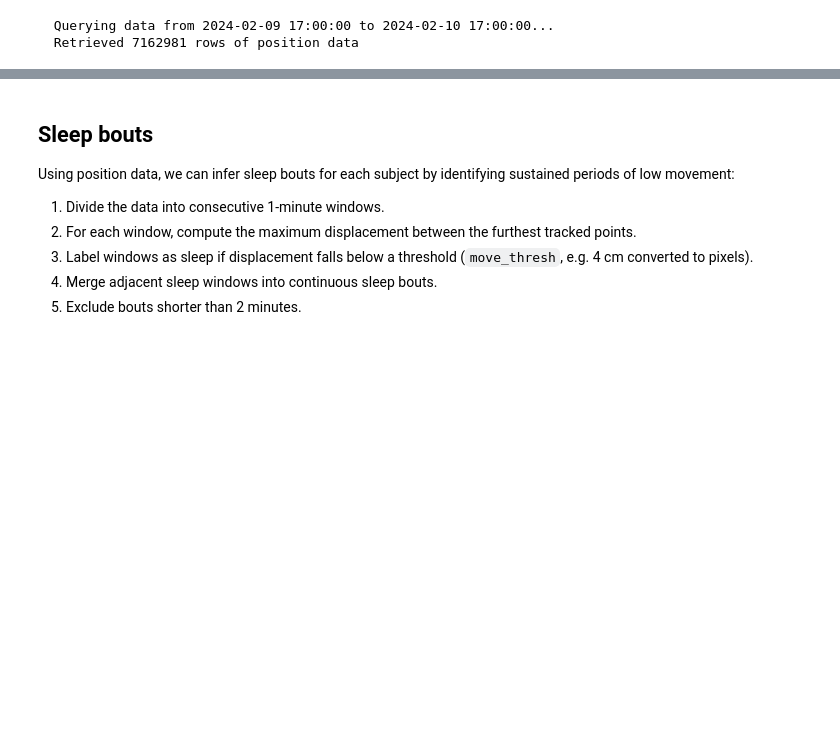
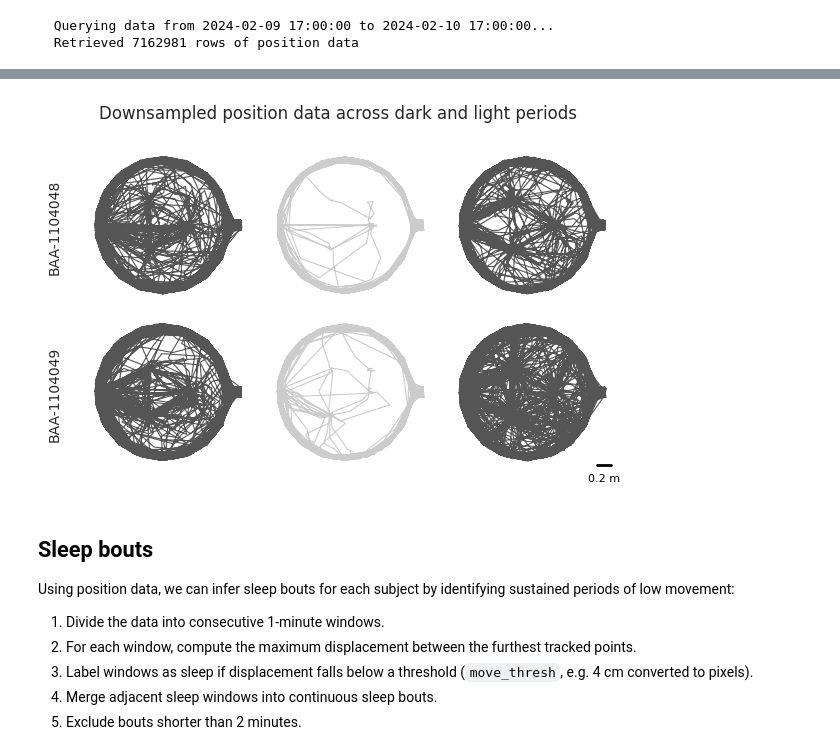
Before and after one commit to SainsburyWellcomeCentre/aeon_mecha, a Jupyter notebook: docs/examples/dj_compute_bouts.ipynb, the cells around one changed output, grey strips where cells are left out. Drawn from its saved outputs; the diff is of its cells as text; code cells hidden in the pictures; blank space fills up the shorter version.

Commit message:
Downsample pos and plot heatmap

```diff
--- a/docs/examples/dj_compute_bouts.ipynb
+++ b/docs/examples/dj_compute_bouts.ipynb
@@ -71,6 +72,7 @@ def remove_swaps(pos_df: pd.DataFrame, max_speed: float) -> pd.DataFrame:
     return pos_df
 # %%
 cm2px = 5.2  # 1 cm = 5.2 px roughly for top camera
+light_off, light_on = 7, 20  # 7am to 8pm
 nest_center = np.array((1215, 530))
 nest_radius = 14 * cm2px  # 14 cm, in px
 exp = {
@@ -89,7 +91,7 @@ periods = {
     "social": (exp["social_start"], exp["social_end"]),
     "postsocial": (exp["postsocial_start"], exp["postsocial_end"]),
 }
-# Select the social period and limit to first 3 days for brevity
+# Select the social period and limit to first day for brevity
 period_name = "social"
 start = periods[period_name][0]
 start_dt = datetime.strptime(start, "%Y-%m-%d %H:%M:%S")
@@ -181,3 +218,64 @@ for col in float_cols:
+# %%
+# Setup
+dark_color = "#555555"
+light_color = "#CCCCCC"
+subjects = sorted(position_df_downsampled["identity_name"].unique())
+n_subj = len(subjects)
+n_per = int(position_df_downsampled["light_id"].max())
+
+# Create subplot grid
+fig, axes = plt.subplots(
+    nrows=n_subj,
+    ncols=n_per,
+    figsize=(2 * n_per, 2 * n_subj),
+    sharex=True,
+    sharey=True,
+    squeeze=False,
+)
+
+for i, subj in enumerate(subjects):
+    for j in range(1, n_per + 1):
+        ax = axes[i, j - 1]
+        sub = position_df_downsampled[
+            (position_df_downsampled.identity_name == subj) & (position_df_downsampled.light_id == j)
+        ]
+        if sub.empty:
+            ax.set_axis_off()
+            continue
+        col = dark_color if sub.is_dark.iloc[0] else light_color
+        ax.plot(sub["x"].values, sub["y"].values, color=col, linewidth=0.8, rasterized=True)
+        ax.set_aspect("equal", "box")
+        ax.axis("off")
+        if j == 1:
+            ax.text(
+                -0.15, 0.5, subj, transform=ax.transAxes, fontsize=10, va="center", ha="right", rotation=90
+            )
+
+
+# Add scale bar to bottom-right subplot
+last_ax = axes[-1, -1]
+length_px = 0.2 * 100 * cm2px
+xmin, xmax = last_ax.get_xlim()
+ymin, ymax = last_ax.get_ylim()
+x1 = xmax - 0.02 * (xmax - xmin)
+x0 = x1 - length_px
+y0 = ymin + 0.02 * (ymax - ymin)
+
+last_ax.plot([x0, x1], [y0, y0], "k-", lw=2)
+last_ax.text(
+    (x0 + x1) / 2,
+    y0 - 0.06 * (ymax - ymin),
+    "0.2 m",
+    va="top",
+    ha="center",
+    fontsize=8,
+    color="k",
+)
+fig.suptitle("Downsampled position data across dark and light periods")
+plt.tight_layout()
+plt.show()
+# %% [output]
+[figure, added]
 # %% [markdown]
 ## Sleep bouts
 
```
Also changed, not shown: parts of 3 cells of this notebook.
